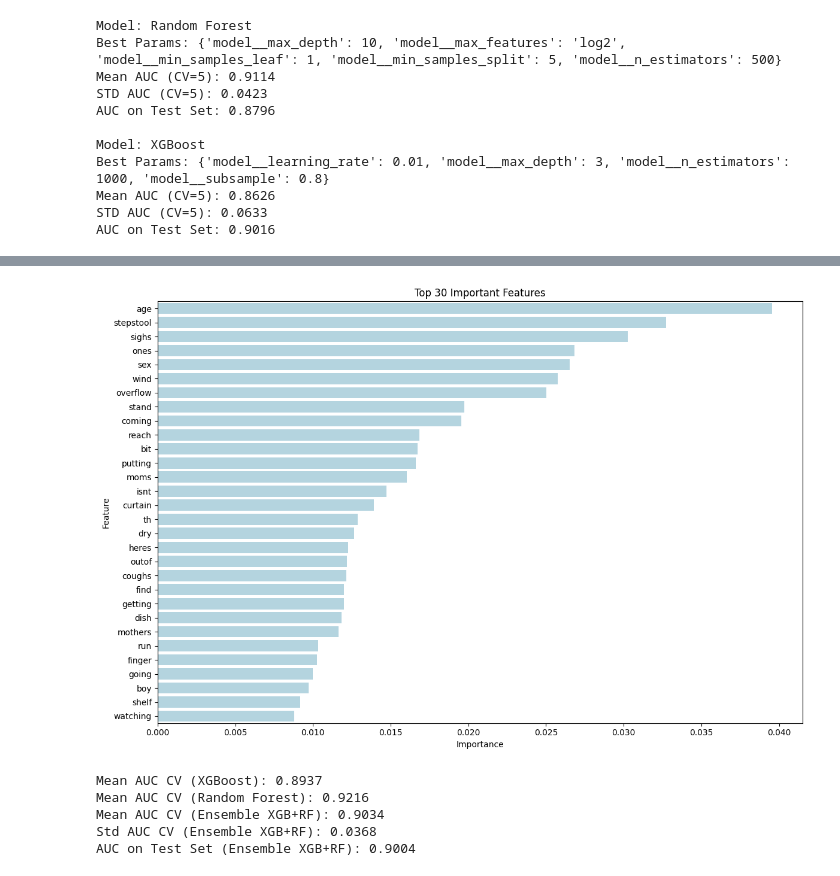
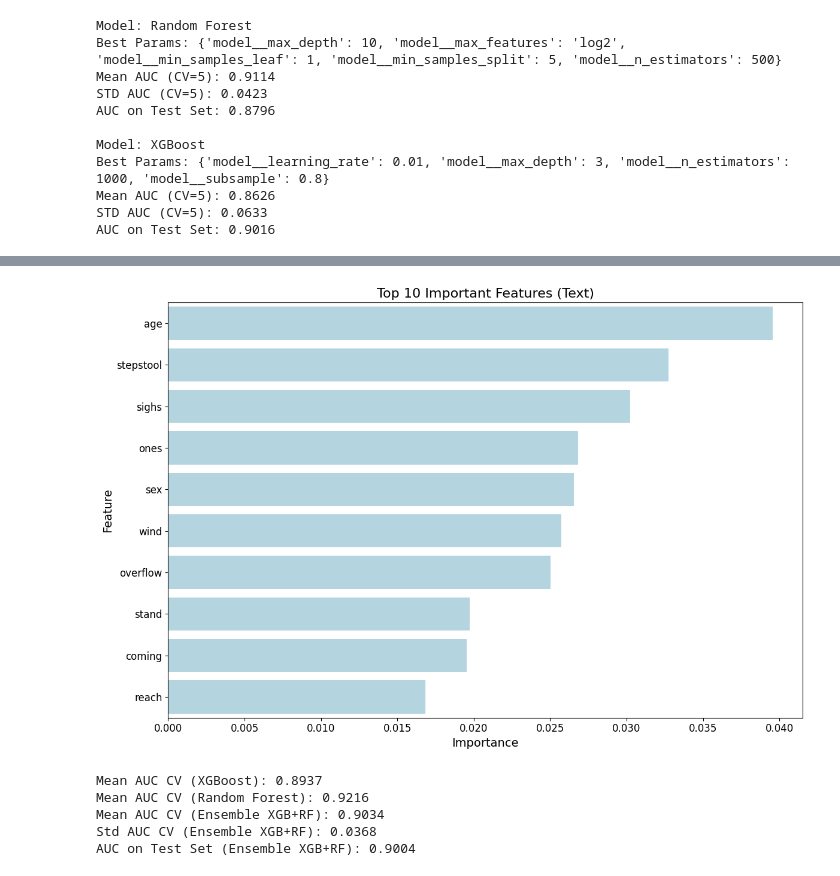
Before and after one commit to laiacoronas/predicting_dementia, a Jupyter notebook: code/models/conversasionals/TDIF.ipynb, the cells around one changed output, grey strips where cells are left out. Saved outputs shown, nothing was run; the diff lists cells and outputs as text; code cells hidden in the pictures.

```diff
--- a/code/models/conversasionals/TDIF.ipynb
+++ b/code/models/conversasionals/TDIF.ipynb
@@ -163,27 +264,61 @@ AUC on Test Set: 0.9016
 # %%
+from sklearn.ensemble import RandomForestClassifier
+from sklearn.pipeline import Pipeline
+import matplotlib.pyplot as plt
+import seaborn as sns
+import pandas as pd
+import numpy as np
 
-best_clf = results['Random Forest']['best_model']
+# Modelo
+best_clf = RandomForestClassifier(
+    max_depth=10,
+    max_features='log2',
+    min_samples_leaf=1,
+    min_samples_split=5,
+    n_estimators=500,
+    random_state=42
+)
 
+# Pipeline
+pipeline = Pipeline(steps=[
+    ('preprocessor', preprocessor),  # preprocessor debe incluir scaler + vectorizer
+    ('model', best_clf)
+])
 
-y_pred = best_clf.predict(X_test)
+# Entrenamiento
+pipeline.fit(X_train, y_train)
 
-importances = best_clf.named_steps['model'].feature_importances_
-feature_names = np.concatenate([["age", "sex"], vectorizer.get_feature_names_out()])
+# Predicción
+y_pred = pipeline.predict(X_test)
 
+# Importancias del modelo
+importances = pipeline.named_steps['model'].feature_importances_
+
+# Lista de nombres de features en el orden del preprocessor
+# Asegúrate de que estas listas estén en el mismo orden que el ColumnTransformer
+tabular_features = ['age', 'sex']  # ajusta si hay más
+text_features = vectorizer.get_feature_names_out()
+
+feature_names = tabular_features + list(text_features)
+
+# DataFrame de importancias
 importance_df = pd.DataFrame({
     'Feature': feature_names,
     'Importance': importances
 }).sort_values(by='Importance', ascending=False)
 
+# Gráfico
 plt.figure(figsize=(12, 8))
-sns.barplot(x='Importance', y='Feature', data=importance_df.head(30), color='lightblue')
-plt.title('Top 30 Important Features')
-plt.xlabel('Importance')
-plt.ylabel('Feature')
+sns.barplot(x='Importance', y='Feature', data=importance_df.head(10), color='lightblue')
+plt.title('Top 10 Important Features (Text)', fontsize=16)
+plt.xlabel('Importance',fontsize=14)
+plt.ylabel('Feature',fontsize=14)
+plt.yticks(fontsize=12)
+plt.xticks(fontsize=12)
 plt.tight_layout()
 plt.show()
 # %% [output]
-[figure, old version]
+[figure, new version]
 # %%
 import xgboost as xgb
 from sklearn.ensemble import RandomForestClassifier
```
Also changed, not shown: parts of 1 cell of this notebook, 1 other file.
